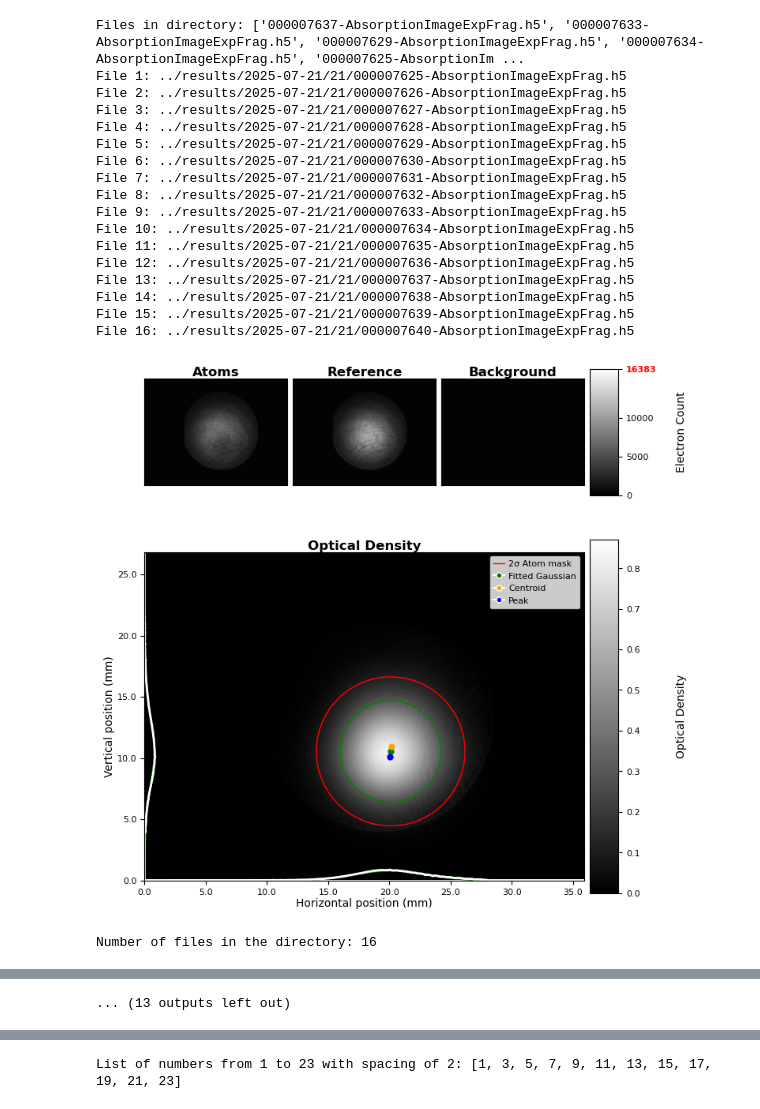
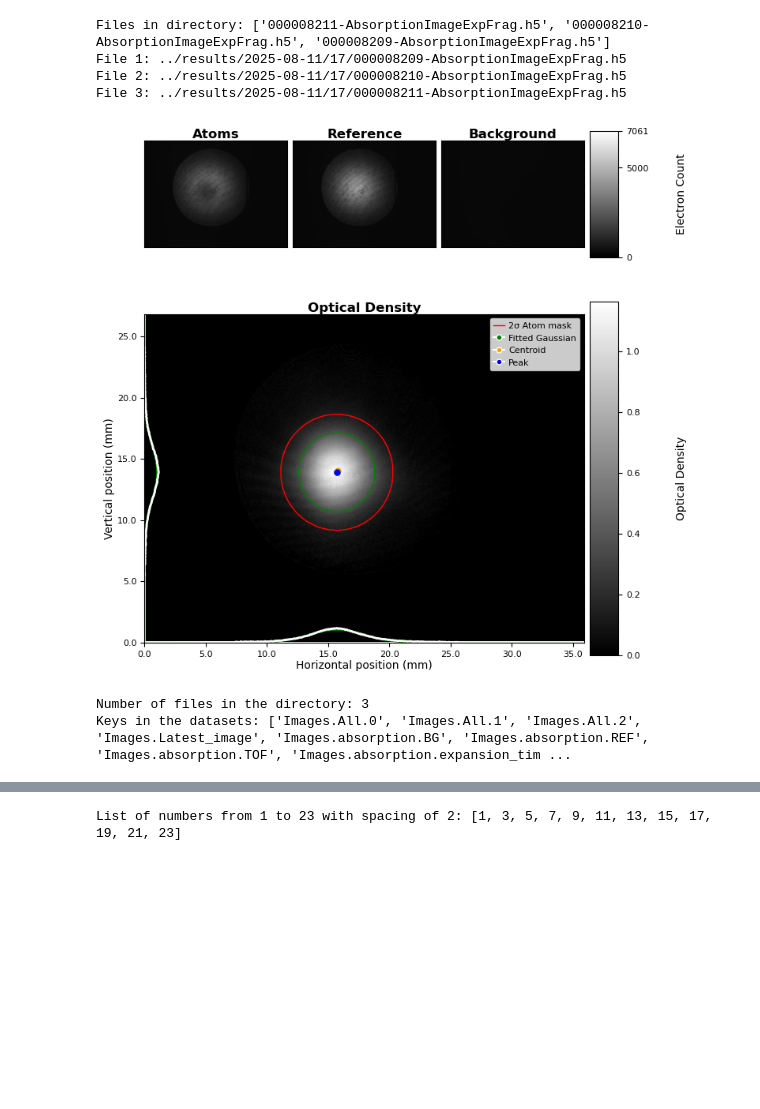
Before and after one commit to harrykendell/ARTIQ, a Jupyter notebook: analysis/plotting_data_post_analysis.ipynb, the cells around one changed output, grey strips where cells are left out. Drawn from its saved outputs; the diff is of its cells as text; code cells hidden in the pictures; blank space fills up the shorter version.

```diff
--- a/analysis/plotting_data_post_analysis.ipynb
+++ b/analysis/plotting_data_post_analysis.ipynb
@@ -21,7 +21,7 @@ import pandas as pd
 
 
 folder_directory = (
-    "../results/2025-07-21/21/"  # Example directory path, adjust as needed
+    "../results/2025-08-11/17/"  # Example directory path, adjust as needed
 )
 file_names = os.listdir(folder_directory)
 
@@ -31,7 +31,7 @@ print(f"Files in directory: {file_names}")
 
 # Enter the name of the file you want to analyze, this file consisit of many runs of of particular scan parameter if you have multiple runs
 particular_directory = (
-    folder_directory + "000007639-AbsorptionImageExpFrag.h5"
+    folder_directory + "000008211-AbsorptionImageExpFrag.h5"
 )  # Example file path, adjust as needed
 
 
@@ -153,51 +153,44 @@ num_files = len(files_directory)
 print(f"Number of files in the directory: {num_files}")
 
 
 # extract all files images for scan parameter ranging from 0 to num_files fro 0 to 21
 scan_param = [
     0,
     1,
     2,
     3,
     4,
     5,
     6,
     7,
     8,
     9,
     10,
     11,
     12,
     13,
     14,
     15,
     16,
     17,
     18,
     19,
     20,
     21,
 ]
 
-for i in scan_param:
-    plot_absorption_image(particular_directory, i)
+# Extracting the values and the units from the files
+
+
+
+f1 = h5py.File(files_directory[0], "r")
+a = f1["datasets"]
+print(f"Keys in the datasets: {list(a.keys())}")
 # %% [output]
-Files in directory: ['000007637-AbsorptionImageExpFrag.h5', '000007633-AbsorptionImageExpFrag.h5', '000007629-AbsorptionImageExpFrag.h5', '000007634-AbsorptionImageExpFrag.h5', '000007625-AbsorptionIm ...
-File 1: ../results/2025-07-21/21/000007625-AbsorptionImageExpFrag.h5
-File 2: ../results/2025-07-21/21/000007626-AbsorptionImageExpFrag.h5
-File 3: ../results/2025-07-21/21/000007627-AbsorptionImageExpFrag.h5
-File 4: ../results/2025-07-21/21/000007628-AbsorptionImageExpFrag.h5
-File 5: ../results/2025-07-21/21/000007629-AbsorptionImageExpFrag.h5
-File 6: ../results/2025-07-21/21/000007630-AbsorptionImageExpFrag.h5
-File 7: ../results/2025-07-21/21/000007631-AbsorptionImageExpFrag.h5
-File 8: ../results/2025-07-21/21/000007632-AbsorptionImageExpFrag.h5
-File 9: ../results/2025-07-21/21/000007633-AbsorptionImageExpFrag.h5
-File 10: ../results/2025-07-21/21/000007634-AbsorptionImageExpFrag.h5
-File 11: ../results/2025-07-21/21/000007635-AbsorptionImageExpFrag.h5
-File 12: ../results/2025-07-21/21/000007636-AbsorptionImageExpFrag.h5
-File 13: ../results/2025-07-21/21/000007637-AbsorptionImageExpFrag.h5
-File 14: ../results/2025-07-21/21/000007638-AbsorptionImageExpFrag.h5
-File 15: ../results/2025-07-21/21/000007639-AbsorptionImageExpFrag.h5
-File 16: ../results/2025-07-21/21/000007640-AbsorptionImageExpFrag.h5
+Files in directory: ['000008211-AbsorptionImageExpFrag.h5', '000008210-AbsorptionImageExpFrag.h5', '000008209-AbsorptionImageExpFrag.h5']
+File 1: ../results/2025-08-11/17/000008209-AbsorptionImageExpFrag.h5
+File 2: ../results/2025-08-11/17/000008210-AbsorptionImageExpFrag.h5
+File 3: ../results/2025-08-11/17/000008211-AbsorptionImageExpFrag.h5
-[figure, old version]
+[figure, new version]
-Number of files in the directory: 16
+Number of files in the directory: 3
+Keys in the datasets: ['Images.All.0', 'Images.All.1', 'Images.All.2', 'Images.Latest_image', 'Images.absorption.BG', 'Images.absorption.REF', 'Images.absorption.TOF', 'Images.absorption.expansion_tim ...
@@ -213,4 +197,3 @@ Number of files in the directory: 16
-... (13 outputs left out)
 # %%
 # example of the data structure in the file
 all = [
```
Also changed, not shown: parts of 5 cells of this notebook.
